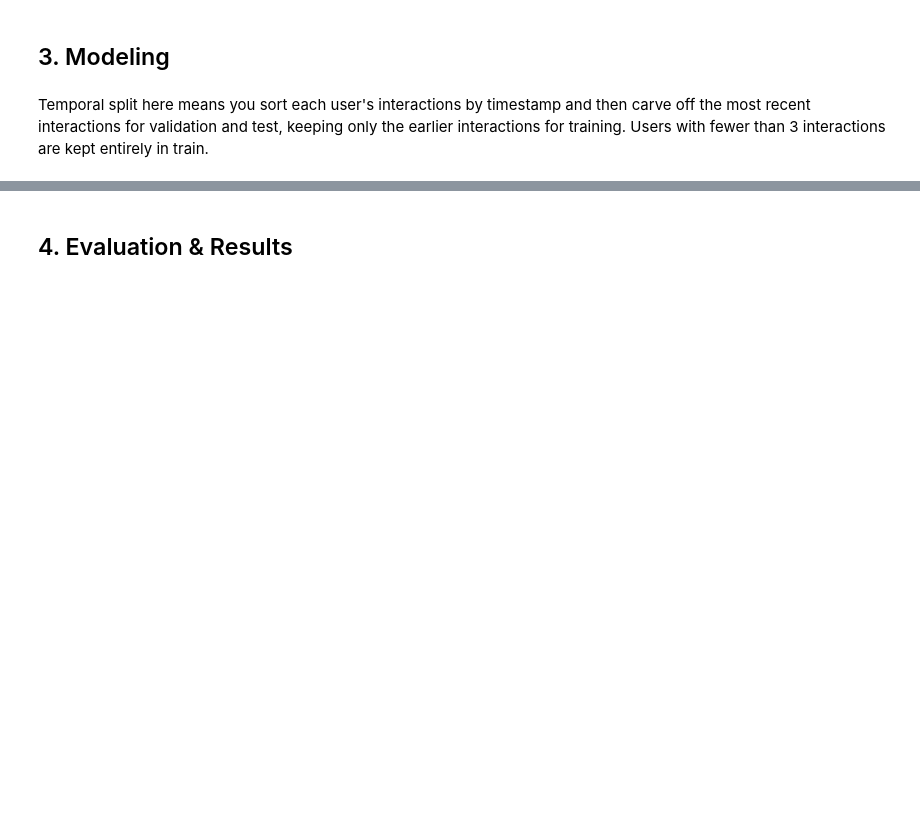
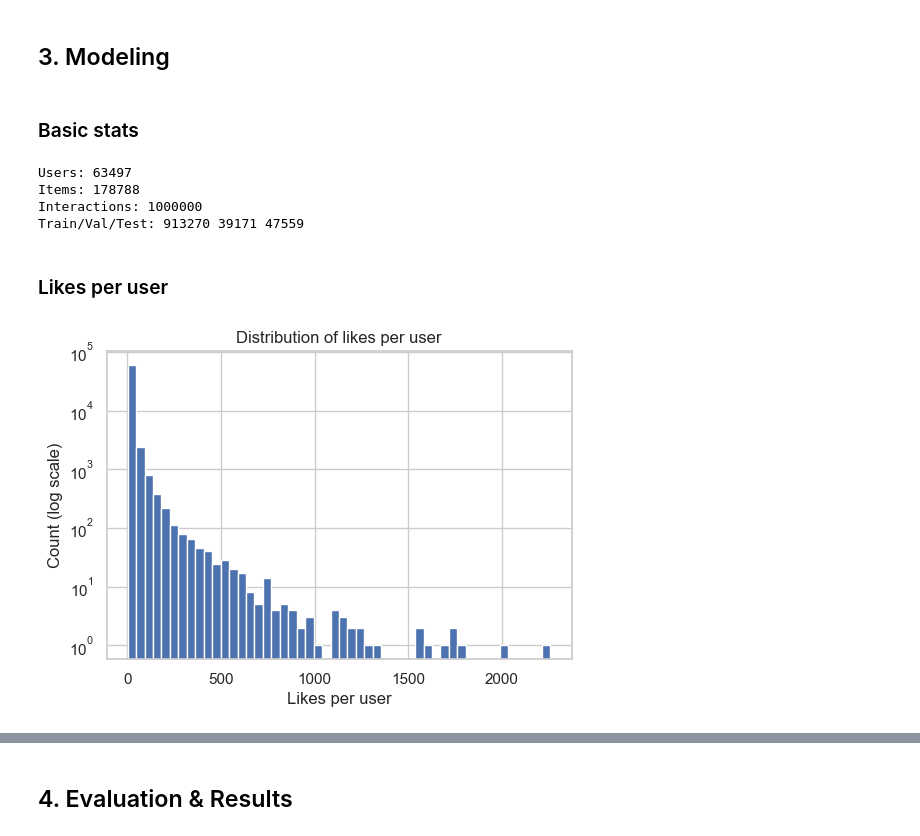
Before and after one commit to bwhenn/A2-CSE158, a Jupyter notebook: workbook.ipynb, the cells around one changed output, grey strips where cells are left out. Saved outputs shown, nothing was run; the diff lists cells and outputs as text; code cells hidden in the pictures; blank space fills up the shorter version.

```diff
--- a/workbook.ipynb
+++ b/workbook.ipynb
@@ -221,0 +76,24 @@ Top 5 days by interactions: 2011-11-08: 9,862; 2011-11-02: 9,485; 2011-10-24: 9,
+# %%
+by_user = defaultdict(list)
+for u, i, t in triples:
+    by_user[u].append((t, i))
+
+train_pos = []
+val_pos   = []
+test_pos  = []
+
+for u, lst in by_user.items():
+    lst.sort()  # sort by time
+    if len(lst) >= 3:
+        *train_items, val_item, test_item = lst
+        train_pos.extend((u, i) for (_, i) in train_items)
+        val_pos.append((u, val_item[1]))
+        test_pos.append((u, test_item[1]))
+    elif len(lst) == 2:
+        (t1, i1), (t2, i2) = lst
+        train_pos.append((u, i1))
+        test_pos.append((u, i2))
+    else:
+        train_pos.append((u, lst[0][1]))
+
+len(train_pos), len(val_pos), len(test_pos)
@@ -221,0 +104,4 @@ Top 5 days by interactions: 2011-11-08: 9,862; 2011-11-02: 9,485; 2011-10-24: 9,
+# %%
+user_pos_items = defaultdict(set)
+for u, i in train_pos + val_pos + test_pos:
+    user_pos_items[u].add(i)
@@ -222,4 +135,2 @@ Top 5 days by interactions: 2011-11-08: 9,862; 2011-11-02: 9,485; 2011-10-24: 9,
 # %% [markdown]
 ## 3. Modeling
-# %% [markdown]
-Temporal split here means you sort each user's interactions by timestamp and then carve off the most recent interactions for validation and test, keeping only the earlier interactions for training. Users with fewer than 3 interactions are kept entirely in train.
@@ -243,0 +137,26 @@ train_histories, val_histories, test_histories = temporal_train_val_test_split(u
+# %% [markdown]
+### Basic stats
+# %%
+num_interactions = len(triples)
+print("Users:", num_users)
+print("Items:", num_items)
+print("Interactions:", num_interactions)
+print("Train/Val/Test:", len(train_pos), len(val_pos), len(test_pos))
+# %% [output]
+Users: 63497
+Items: 178788
+Interactions: 1000000
+Train/Val/Test: 913270 39171 47559
+# %% [markdown]
+### Likes per user
+# %%
+user_counts = Counter(u for u, _, _ in triples)
+plt.figure(figsize=(6,4))
+plt.hist(list(user_counts.values()), bins=50)
+plt.yscale("log")
+plt.xlabel("Likes per user")
+plt.ylabel("Count (log scale)")
+plt.title("Distribution of likes per user")
+plt.show()
+# %% [output]
+[figure, added]
```
Also changed, not shown: parts of 62 cells of this notebook.
